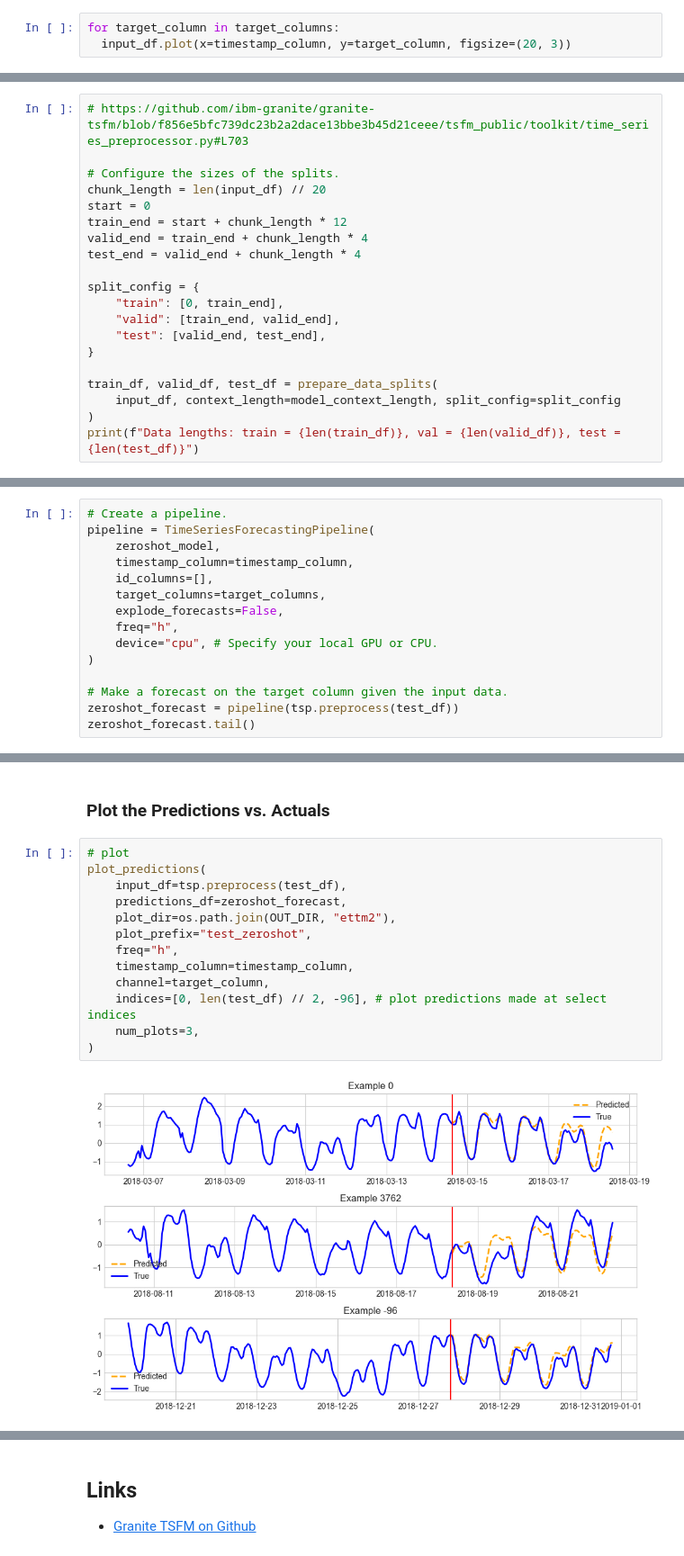
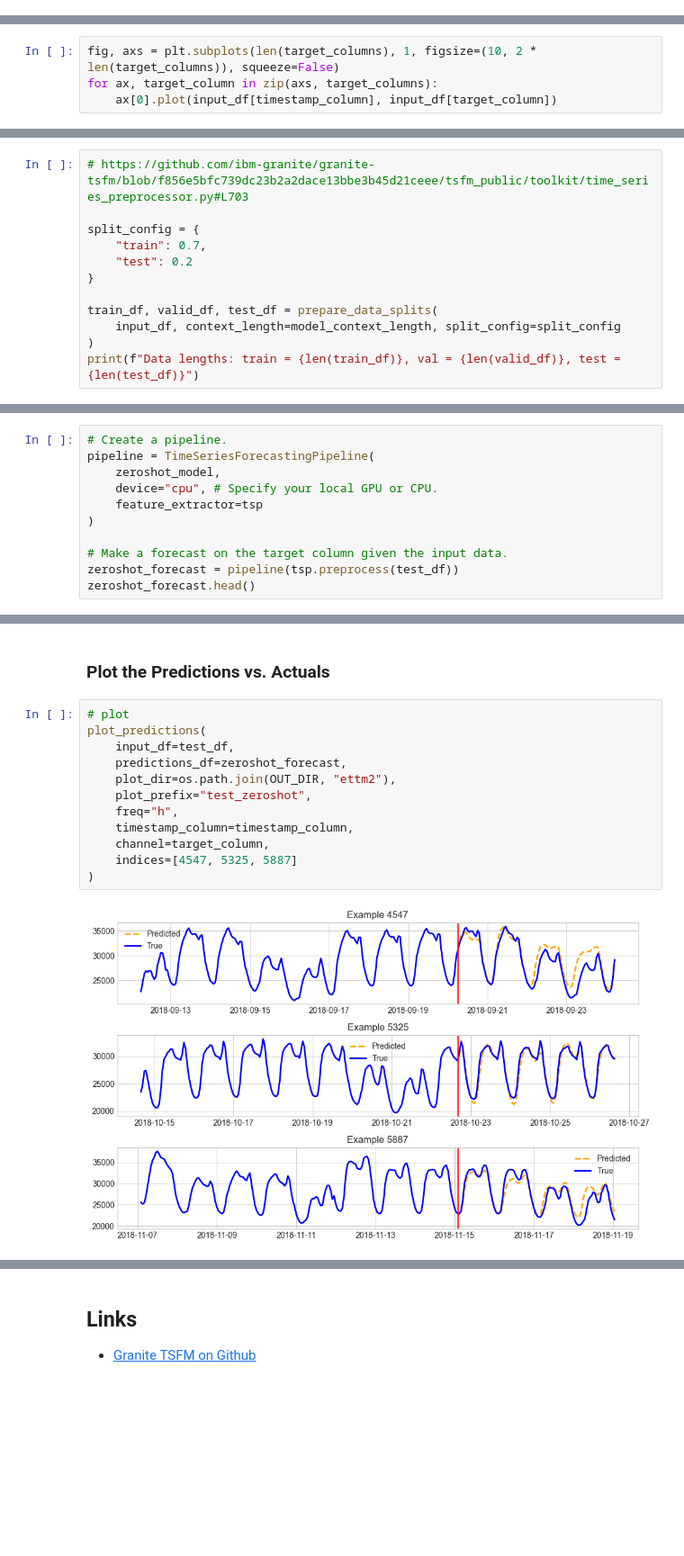
Before and after one commit to ibm-granite-community/granite-timeseries-cookbook, a Jupyter notebook: recipes/Time_Series/Preprocessor_Use_and_Performance_Evaluation.ipynb, the cells around one changed output, grey strips where cells are left out. Shown at 90% size. Drawn from its saved outputs; the diff is of its cells as text; blank space fills up the shorter version.

```diff
--- a/recipes/Time_Series/Preprocessor_Use_and_Performance_Evaluation.ipynb
+++ b/recipes/Time_Series/Preprocessor_Use_and_Performance_Evaluation.ipynb
@@ -98,6 +100,3 @@ input_df.tail()
 ### Plot a segment of the target series
 
 Here we inspect a preview of the target time series.
-# %%
-for target_column in target_columns:
-  input_df.plot(x=timestamp_column, y=target_column, figsize=(20, 3))
@@ -105,0 +103,4 @@ for target_column in target_columns:
+# %%
+fig, axs = plt.subplots(len(target_columns), 1, figsize=(10, 2 * len(target_columns)), squeeze=False)
+for ax, target_column in zip(axs, target_columns):
+    ax[0].plot(input_df[timestamp_column], input_df[target_column])
@@ -112,17 +115,9 @@ We split the data into a training set and a test set. The training set is used t
 # %%
 # https://github.com/ibm-granite/granite-tsfm/blob/f856e5bfc739dc23b2a2dace13bbe3b45d21ceee/tsfm_public/toolkit/time_series_preprocessor.py#L703
 
-# Configure the sizes of the splits.
-chunk_length = len(input_df) // 20
-start = 0
-train_end = start + chunk_length * 12
-valid_end = train_end + chunk_length * 4
-test_end = valid_end + chunk_length * 4
-
 split_config = {
-    "train": [0, train_end],
-    "valid": [train_end, valid_end],
-    "test": [valid_end, test_end],
+    "train": 0.7,
+    "test": 0.2
 }
 
 train_df, valid_df, test_df = prepare_data_splits(
@@ -175,16 +166,12 @@ Run the model using a forecasting pipeline, on preprocessed test data.
 # Create a pipeline.
 pipeline = TimeSeriesForecastingPipeline(
     zeroshot_model,
-    timestamp_column=timestamp_column,
-    id_columns=[],
-    target_columns=target_columns,
-    explode_forecasts=False,
-    freq="h",
     device="cpu", # Specify your local GPU or CPU.
+    feature_extractor=tsp
 )
 
 # Make a forecast on the target column given the input data.
 zeroshot_forecast = pipeline(tsp.preprocess(test_df))
-zeroshot_forecast.tail()
+zeroshot_forecast.head()
 # %% [output]
 |  | time | total load actual_prediction | total load actual |
@@ -198,15 +209,14 @@ zeroshot_forecast.tail()
 # %%
 # plot
 plot_predictions(
-    input_df=tsp.preprocess(test_df),
+    input_df=test_df,
     predictions_df=zeroshot_forecast,
     plot_dir=os.path.join(OUT_DIR, "ettm2"),
     plot_prefix="test_zeroshot",
     freq="h",
     timestamp_column=timestamp_column,
     channel=target_column,
-    indices=[0, len(test_df) // 2, -96], # plot predictions made at select indices
-    num_plots=3,
+    indices=[4547, 5325, 5887]
 )
 # %% [output]
-[figure, old version]
+[figure, new version]
```
Also changed, not shown: parts of 13 cells of this notebook.
